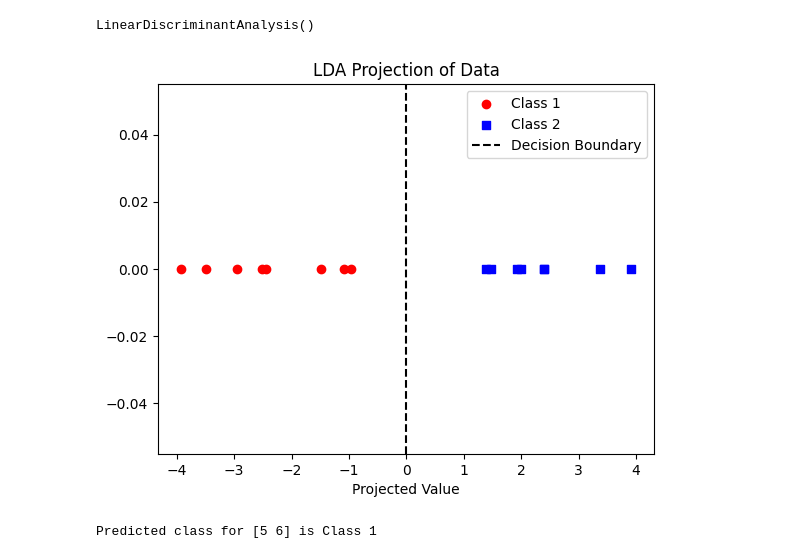
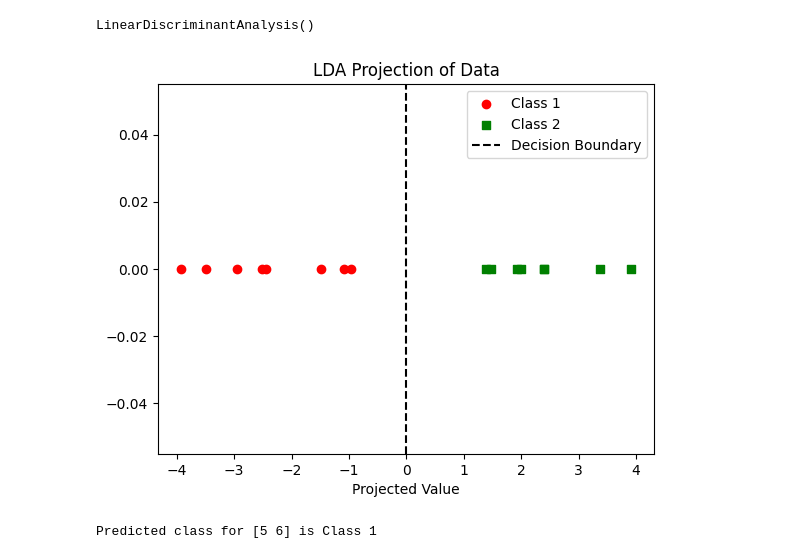
Before and after one commit to AleenaPalakkal/DS-TUT, a Jupyter notebook: LDA lib.ipynb, the cells around one changed output. Cells and saved outputs as stored; diff of their text form; code cells hidden in the pictures.

```diff
--- a/LDA lib.ipynb
+++ b/LDA lib.ipynb
@@ -18,15 +18,15 @@ LinearDiscriminantAnalysis()
 X_proj = lda.transform(X)
 # %%
 plt.scatter(X_proj[:len(X1)], np.zeros(len(X1)), color="red", marker="o", label="Class 1")  # Class 1 points
-plt.scatter(X_proj[len(X1):], np.zeros(len(X2)), color="blue", marker="s", label="Class 2")  # Class 2 points
+plt.scatter(X_proj[len(X1):], np.zeros(len(X2)), color="green", marker="s", label="Class 2")  # Class 2 points
 plt.axvline(x=0, color="black", linestyle="dashed", label="Decision Boundary")  # Vertical line as decision boundary
 
 plt.xlabel("Projected Value")
 plt.title("LDA Projection of Data")
 plt.legend()
 plt.show()
 # %% [output]
-[figure, old version]
+[figure, new version]
 # %%
 new_sample = np.array([[5, 6]])  # Example point to classify
 predicted_class = lda.predict(new_sample)  # Predict using LDA
```
